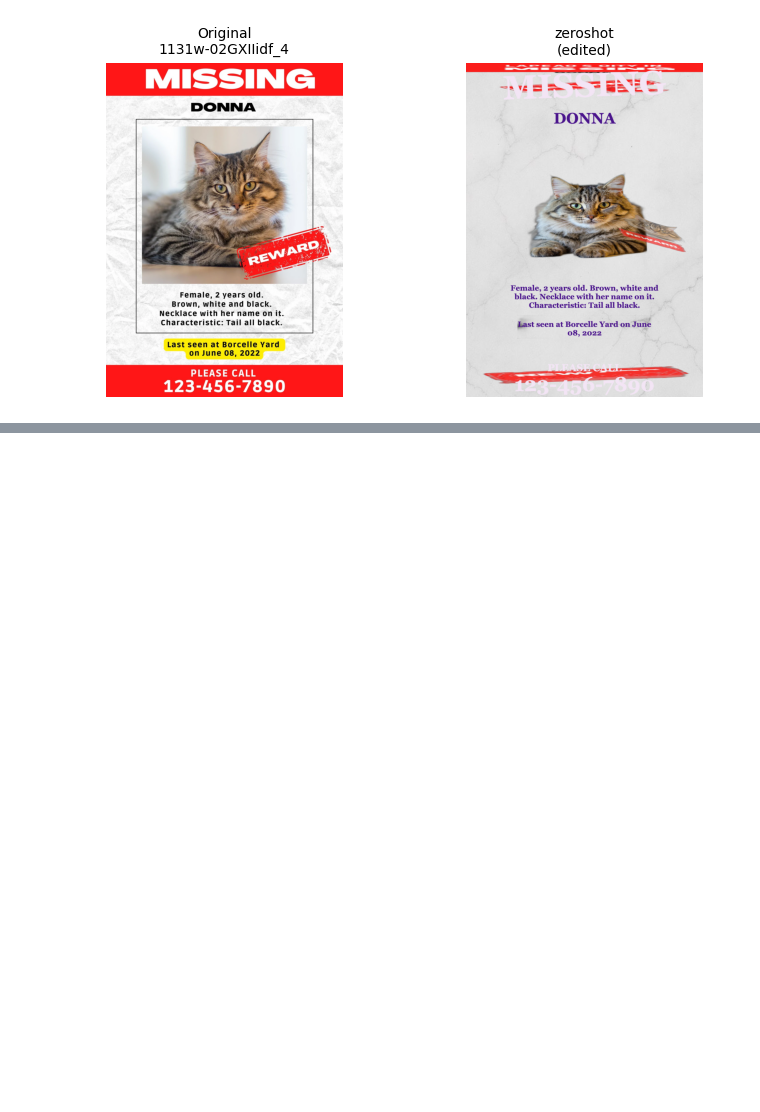
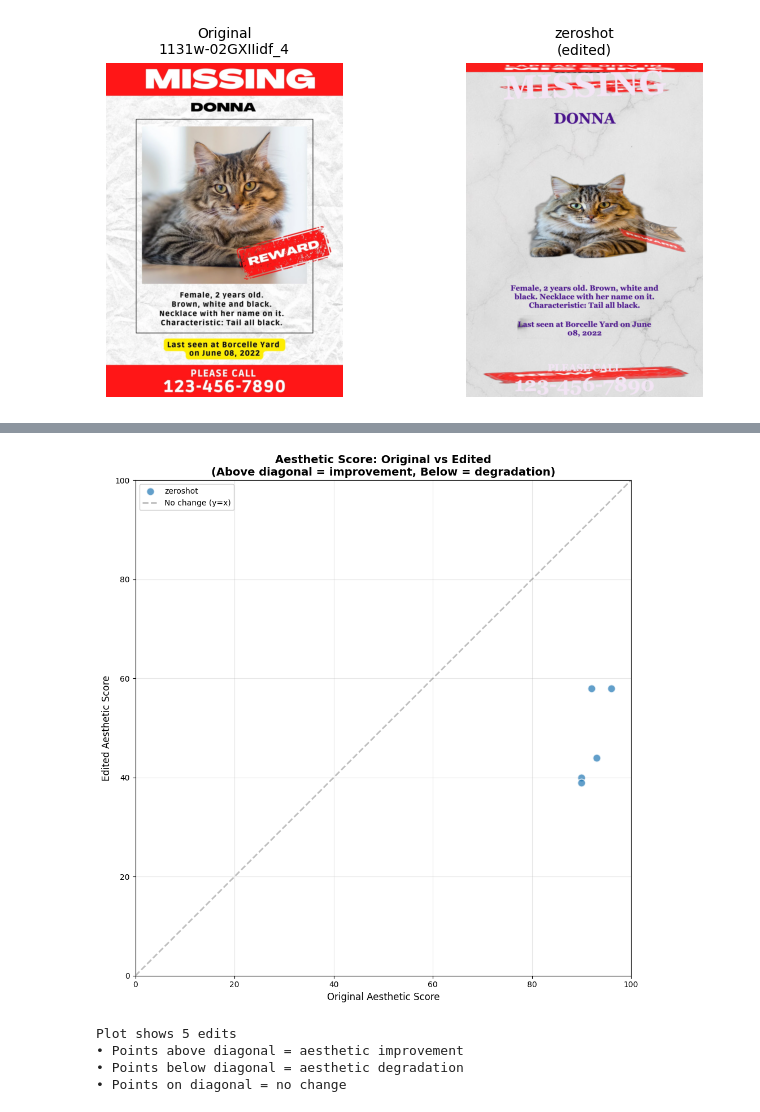
Before and after one commit to DaveFerBear/reconstruction-research, a Jupyter notebook: notebooks/edit.ipynb, the cells around one changed output, grey strips where cells are left out. Cells and saved outputs as stored; diff of their text form; code cells hidden in the pictures; blank space fills up the shorter version.

Commit message:
Aeshetic plot

```diff
--- a/notebooks/edit.ipynb
+++ b/notebooks/edit.ipynb
@@ -336,0 +444,63 @@ else:
+# %%
+# Scatter plot: Original vs Edited aesthetic scores
+import matplotlib.pyplot as plt
+
+fig, ax = plt.subplots(figsize=(10, 10))
+
+# Color map for agents
+agent_colors = {
+    'zeroshot': '#1f77b4',  # blue
+    # Add more agents with distinct colors:
+    # 'vqa_critic': '#ff7f0e',  # orange
+    # 'another_agent': '#2ca02c',  # green
+}
+
+# Plot each edit as a point
+for agent, color in agent_colors.items():
+    agent_data = aesthetic_df[aesthetic_df['agent'] == agent]
+    valid_data = agent_data[agent_data['original_score'].notna() & agent_data['edited_score'].notna()]
+
+    if len(valid_data) > 0:
+        ax.scatter(
+            valid_data['original_score'],
+            valid_data['edited_score'],
+            color=color,
+            label=agent,
+            s=100,
+            alpha=0.7,
+            edgecolors='white',
+            linewidth=1.5
+        )
+
+# Add y=x reference line (no change)
+ax.plot([0, 100], [0, 100],
+        color='gray',
+        linestyle='--',
+        linewidth=2,
+        alpha=0.5,
+        label='No change')
+
+# Styling
+ax.set_xlim(0, 100)
+ax.set_ylim(0, 100)
+ax.set_xlabel('Original Aesthetic Score', fontsize=12)
+ax.set_ylabel('Edited Aesthetic Score', fontsize=12)
+ax.set_title('Aesthetic Score: Original vs Edited\n(Above diagonal = improvement, Below = degradation)',
+             fontsize=14, fontweight='bold')
+ax.grid(True, alpha=0.3)
+ax.legend(loc='upper left', framealpha=0.9)
+ax.set_aspect('equal')
+
+plt.tight_layout()
+plt.show()
+
+print(f"\nPlot shows {len(aesthetic_df[aesthetic_df['original_score'].notna()])} edits")
+print("• Points above diagonal = aesthetic improvement")
+print("• Points below diagonal = aesthetic degradation")
+print("• Points on diagonal = no change")
+# %% [output]
+[figure, added]
+Plot shows 5 edits
+• Points above diagonal = aesthetic improvement
+• Points below diagonal = aesthetic degradation
+• Points on diagonal = no change
```
Also changed, not shown: parts of 1 cell of this notebook, 16 other files.
